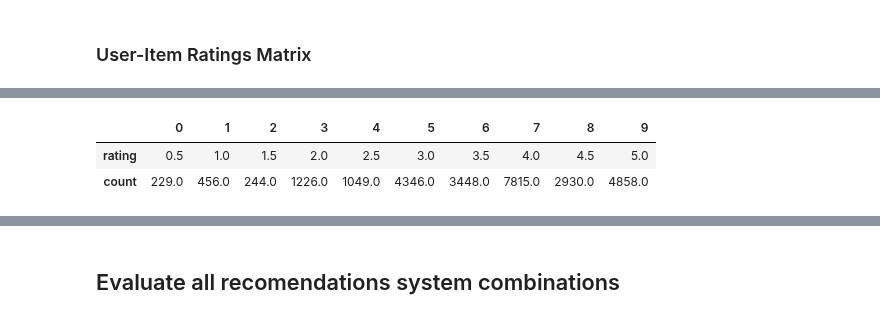
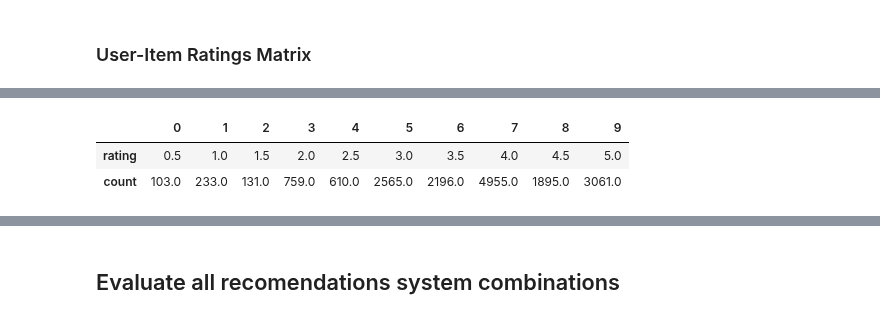
Before and after one commit to adrianmarino/cf-rec-sys-examples, a Jupyter notebook: cf_rec_sys_examples.ipynb, the cells around one changed output, grey strips where cells are left out. Saved outputs shown, nothing was run; the diff lists cells and outputs as text; code cells hidden in the pictures.

```diff
--- a/cf_rec_sys_examples.ipynb
+++ b/cf_rec_sys_examples.ipynb
@@ -475,7 +485,7 @@ evaluator.evaluate(predictors, rm) \
 ### User-Item Ratings Matrix
 # %%
 %%time
-dataset = MovielensDataset(n_users=300, n_movies=300)
+dataset = MovielensDataset(n_users=200, n_movies=200)
 rating_table = dataset.ratings()
 
 group_by(rating_table, 'rating').T
@@ -485,6 +495,6 @@ Wall time: 33.4 ms
 |  | 0 | 1 | 2 | 3 | 4 | 5 | 6 | 7 | 8 | 9 |
 | rating | 0.5 | 1.0 | 1.5 | 2.0 | 2.5 | 3.0 | 3.5 | 4.0 | 4.5 | 5.0 |
-| count | 229.0 | 456.0 | 244.0 | 1226.0 | 1049.0 | 4346.0 | 3448.0 | 7815.0 | 2930.0 | 4858.0 |
+| count | 103.0 | 233.0 | 131.0 | 759.0 | 610.0 | 2565.0 | 2196.0 | 4955.0 | 1895.0 | 3061.0 |
 # %%
 %%time
 rm = RatingsMatrix.from_df(rating_table, rows='user_seq', columns='movie_seq', value='rating')
```
Also changed, not shown: parts of 13 cells of this notebook, 4 other files.
